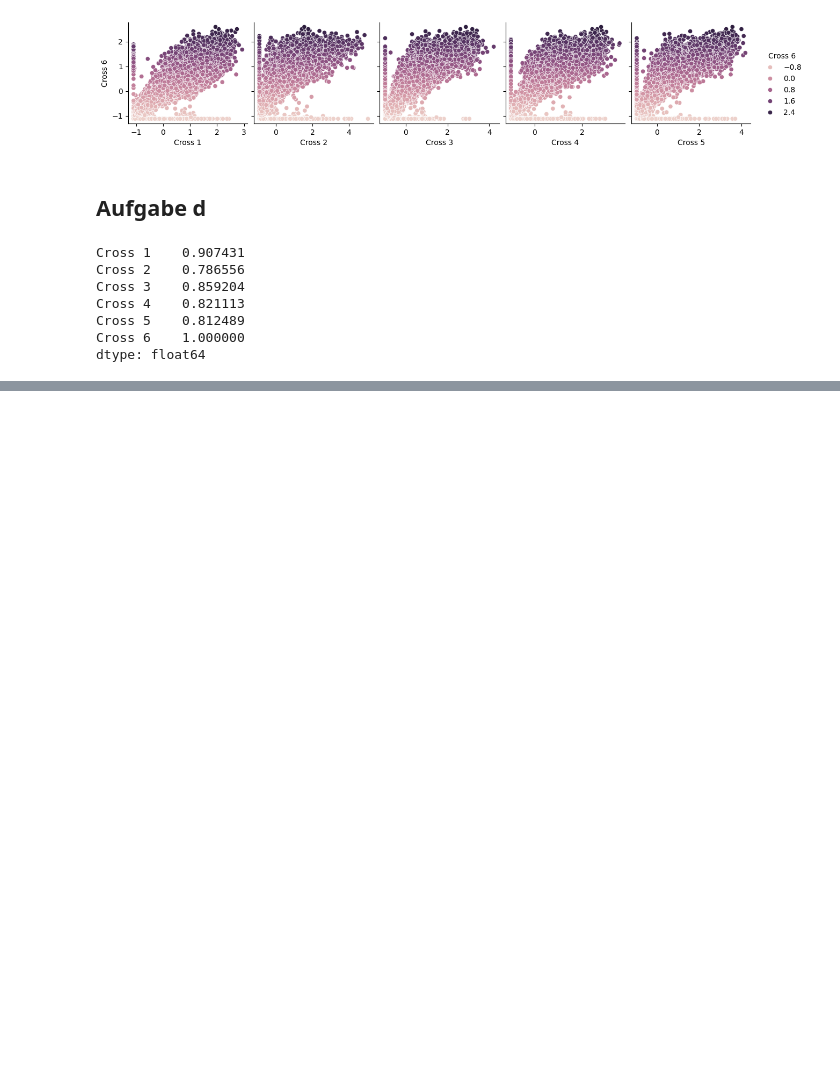
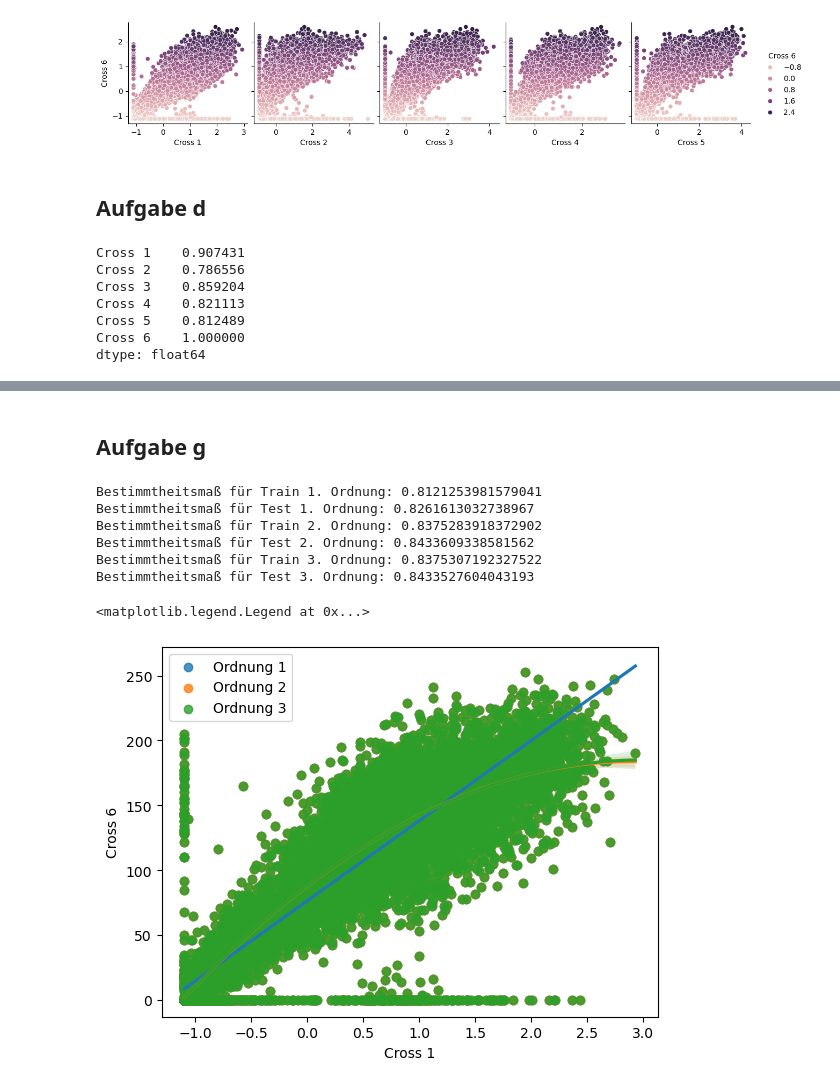
Before and after one commit to TieRub/DMg_2026, a Jupyter notebook: B1/Road Traffic Jacobs Version.ipynb, the cells around one changed output, grey strips where cells are left out. Drawn from its saved outputs; the diff is of its cells as text; code cells hidden in the pictures; blank space fills up the shorter version.

```diff
--- a/B1/Road Traffic Jacobs Version.ipynb
+++ b/B1/Road Traffic Jacobs Version.ipynb
@@ -253,0 +318,38 @@ dtype: float64
+# %% [markdown]
+## Aufgabe g
+# %%
+# z-standardisierte Werte
+c1_z_standardisiert = pd.DataFrame(x_z_standardisiert['Cross 1'])
+
+# Polynomiale Regression
+for i in range(1, 4):
+    # Transformation in das Polynom i-ter Ordnung
+    pol_fitted = sklearn.preprocessing.PolynomialFeatures(degree=i, include_bias=False).fit(c1_z_standardisiert)
+    x_pol = pol_fitted.transform(c1_z_standardisiert)
+
+    # Train-Test-Split
+    X_train02, X_test02, y_train02, y_test02 = sklearn.model_selection.train_test_split(x_pol, road_traffic_df['Cross 6'], train_size=0.2, random_state=123)
+
+    sk02 = sklearn.linear_model.LinearRegression().fit(X_train02, y_train02)
+    sk_predicted02 = sk02.predict(X_train02)
+    sk_predicted02_test = sk02.predict(X_test02)
+    r_202_train = sklearn.metrics.r2_score(y_true=y_train02, y_pred=sk_predicted02)
+    r_202_test = sklearn.metrics.r2_score(y_true=y_test02, y_pred=sk_predicted02_test)
+
+    print(f"Bestimmtheitsmaß für Train {i}. Ordnung: {r_202_train}")
+    print(f"Bestimmtheitsmaß für Test {i}. Ordnung: {r_202_test}")
+
+    # Regressionsplot
+    seaborn.regplot(x=c1_z_standardisiert, y=road_traffic_df['Cross 6'], order=i, label= f"Ordnung {i}")
+
+
+plt.legend()
+# %% [output]
+Bestimmtheitsmaß für Train 1. Ordnung: 0.8121253981579041
+Bestimmtheitsmaß für Test 1. Ordnung: 0.8261613032738967
+Bestimmtheitsmaß für Train 2. Ordnung: 0.8375283918372902
+Bestimmtheitsmaß für Test 2. Ordnung: 0.8433609338581562
+Bestimmtheitsmaß für Train 3. Ordnung: 0.8375307192327522
+Bestimmtheitsmaß für Test 3. Ordnung: 0.8433527604043193
+<matplotlib.legend.Legend at 0x...>
+[figure, added]
```
Also changed, not shown: parts of 7 cells of this notebook.
